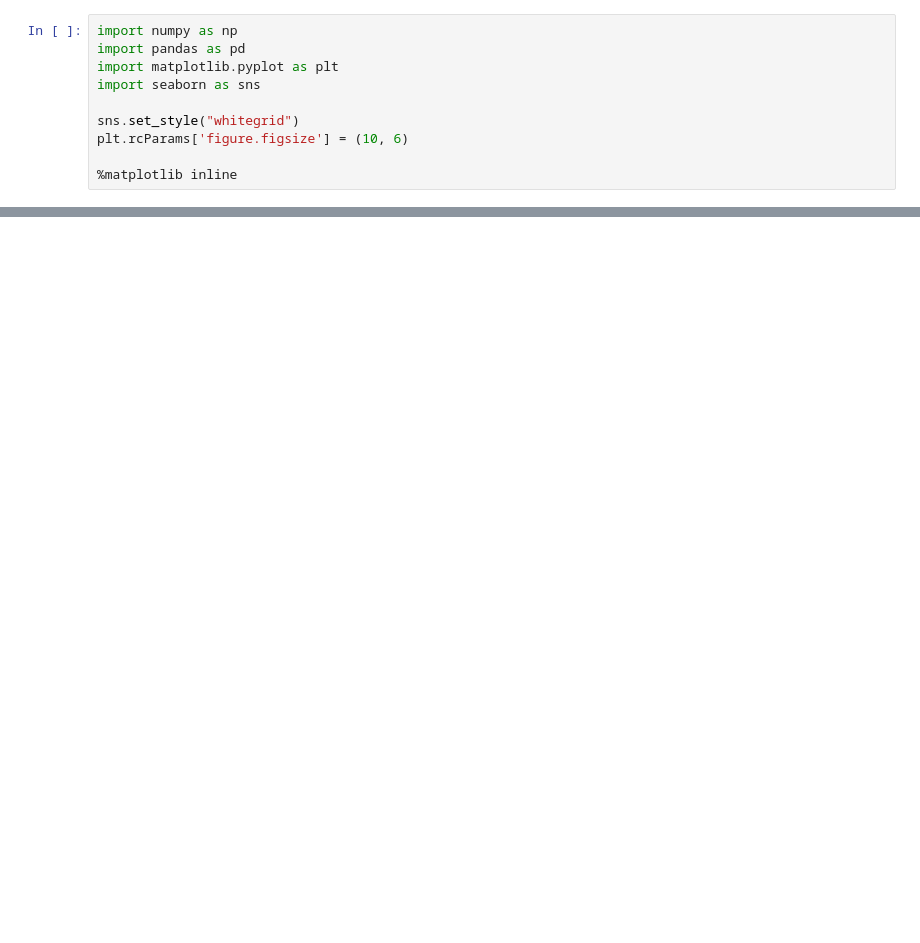
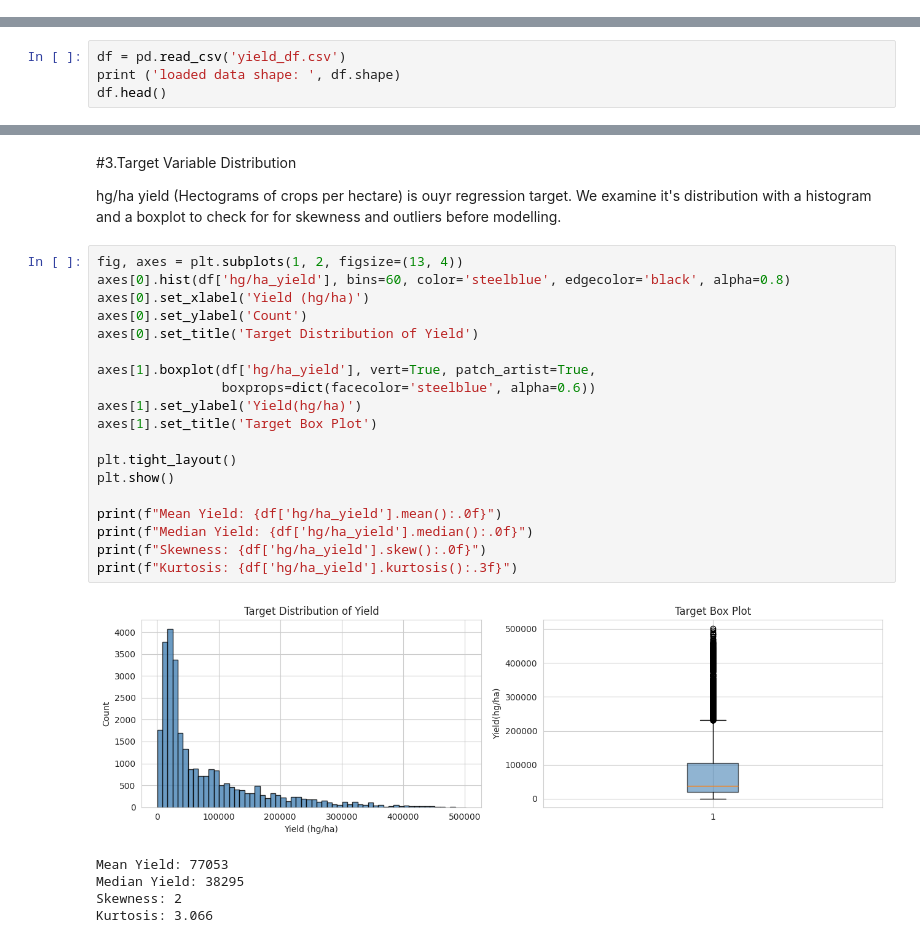
Before and after one commit to JWasonga/Statistical_Data_Analytics, a Jupyter notebook: 1_eda.ipynb, the cells around one changed output, grey strips where cells are left out. Cells and saved outputs as stored; diff of their text form; blank space fills up the shorter version.

Commit message:
feat: Add to crop yield prediction project

```diff
--- a/1_eda.ipynb
+++ b/1_eda.ipynb
@@ -11,10 +2,0 @@ We explore the **Hass Avocado Board** weekly retail datset (2015-2018) to find w
-# %%
-import numpy as np
-import pandas as pd
-import matplotlib.pyplot as plt
-import seaborn as sns
-
-sns.set_style("whitegrid")
-plt.rcParams['figure.figsize'] = (10, 6)
-
-%matplotlib inline
@@ -281,0 +22,4 @@ plt.tight_layout(); plt.show()
+# %%
+df = pd.read_csv('yield_df.csv')
+print ('loaded data shape: ', df.shape)
+df.head()
@@ -281,0 +103,29 @@ plt.tight_layout(); plt.show()
+# %% [markdown]
+#3.Target Variable Distribution
+
+hg/ha yield (Hectograms of crops per hectare) is ouyr regression target. We examine it's distribution with a histogram and a boxplot to check for for skewness and outliers before modelling.
+# %%
+fig, axes = plt.subplots(1, 2, figsize=(13, 4))
+axes[0].hist(df['hg/ha_yield'], bins=60, color='steelblue', edgecolor='black', alpha=0.8)
+axes[0].set_xlabel('Yield (hg/ha)')
+axes[0].set_ylabel('Count')
+axes[0].set_title('Target Distribution of Yield')
+
+axes[1].boxplot(df['hg/ha_yield'], vert=True, patch_artist=True,
+                boxprops=dict(facecolor='steelblue', alpha=0.6))
+axes[1].set_ylabel('Yield(hg/ha)')
+axes[1].set_title('Target Box Plot')
+
+plt.tight_layout()
+plt.show()
+
+print(f"Mean Yield: {df['hg/ha_yield'].mean():.0f}")
+print(f"Median Yield: {df['hg/ha_yield'].median():.0f}")
+print(f"Skewness: {df['hg/ha_yield'].skew():.0f}")
+print(f"Kurtosis: {df['hg/ha_yield'].kurtosis():.3f}")
+# %% [output]
+[figure, added]
+Mean Yield: 77053
+Median Yield: 38295
+Skewness: 2
+Kurtosis: 3.066
```
Also changed, not shown: parts of 53 cells of this notebook.
